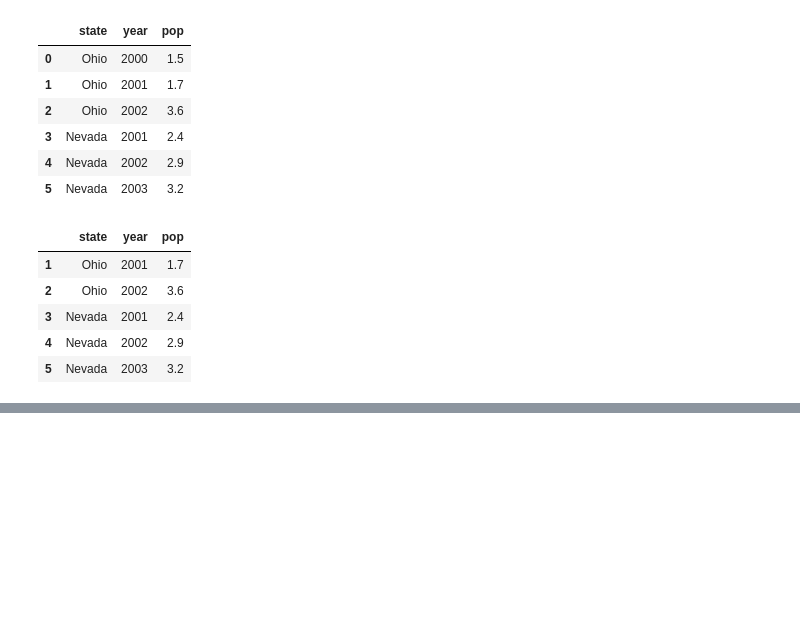
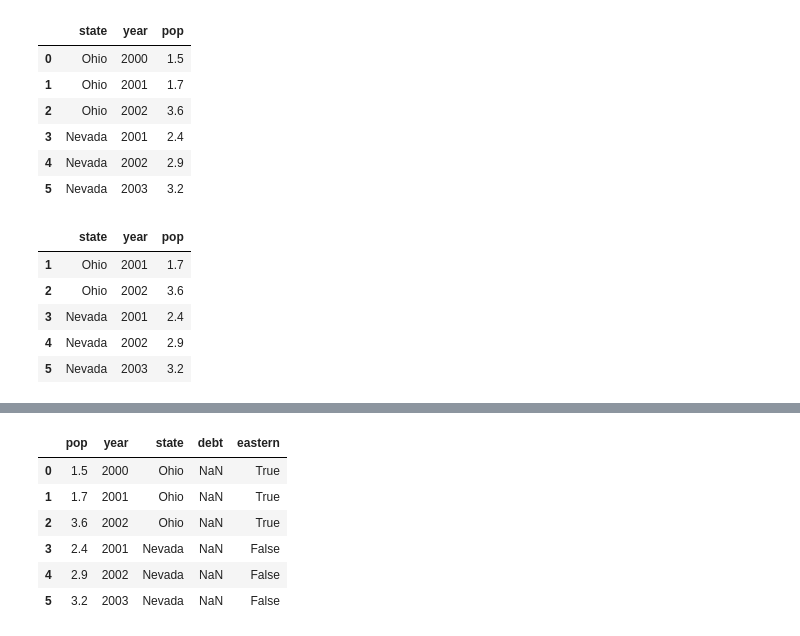
Before and after one commit to ulasyakut/DataAnalysisMcKinney-3rd, a Jupyter notebook: Chapter5/Starter.ipynb, the cells around one changed output, grey strips where cells are left out. Drawn from its saved outputs; the diff is of its cells as text; code cells hidden in the pictures; blank space fills up the shorter version.

```diff
--- a/Chapter5/Starter.ipynb
+++ b/Chapter5/Starter.ipynb
@@ -204,0 +219,2 @@ pd.DataFrame(data,columns=['pop','year','state','debt'])
+# %%
+frame2['debt'] = [11,12,45,67,34,76]
@@ -204,0 +231,2 @@ pd.DataFrame(data,columns=['pop','year','state','debt'])
+# %%
+val = pd.Series([-1.2,-1.5,-1.7], index=['two','four','five'])
@@ -204,0 +240,2 @@ pd.DataFrame(data,columns=['pop','year','state','debt'])
+# %%
+frame2['debt'] = val
@@ -204,0 +252,12 @@ pd.DataFrame(data,columns=['pop','year','state','debt'])
+# %%
+frame2['eastern'] = frame2['state']=='Ohio' #assign the return value of if state is equal to Ohio
+# %%
+frame2
+# %% [output]
+|  | pop | year | state | debt | eastern |
+| 0 | 1.5 | 2000 | Ohio | NaN | True |
+| 1 | 1.7 | 2001 | Ohio | NaN | True |
+| 2 | 3.6 | 2002 | Ohio | NaN | True |
+| 3 | 2.4 | 2001 | Nevada | NaN | False |
+| 4 | 2.9 | 2002 | Nevada | NaN | False |
+| 5 | 3.2 | 2003 | Nevada | NaN | False |
```
Also changed, not shown: parts of 16 cells of this notebook.
